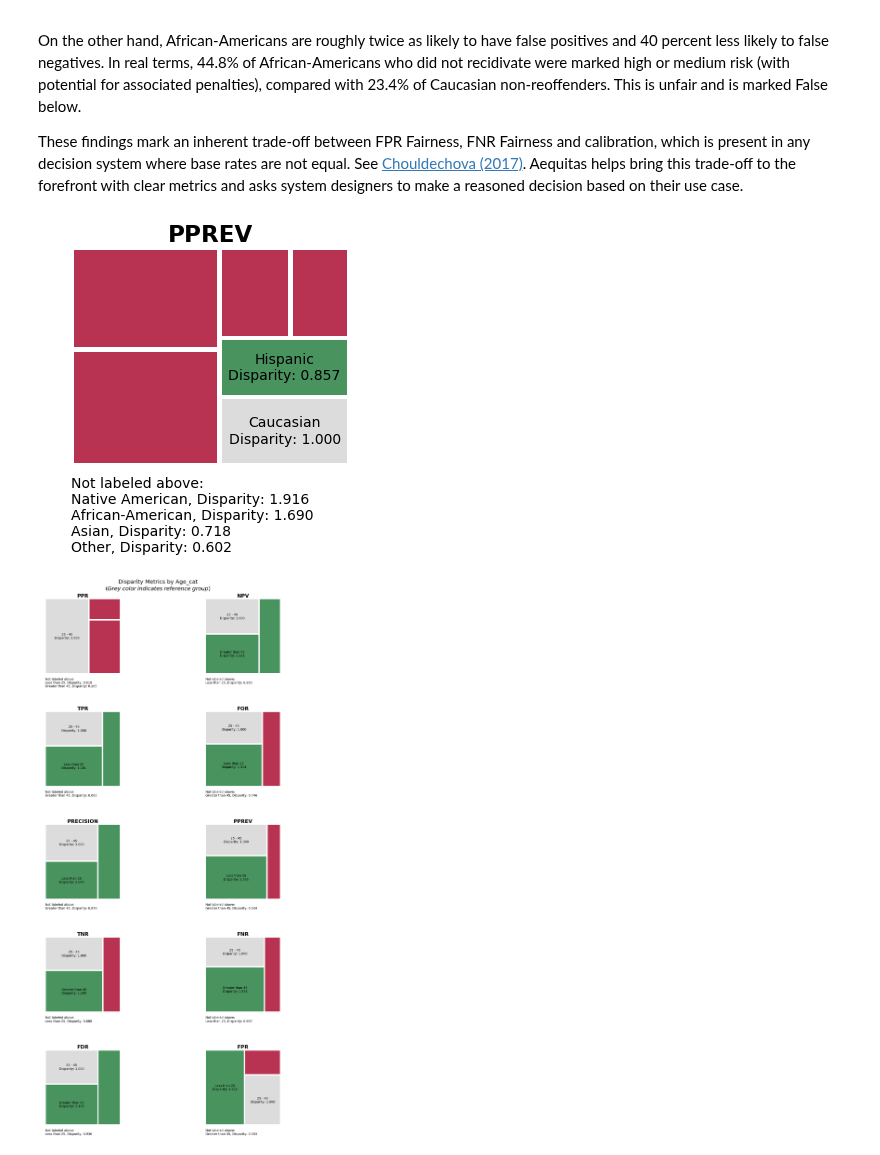
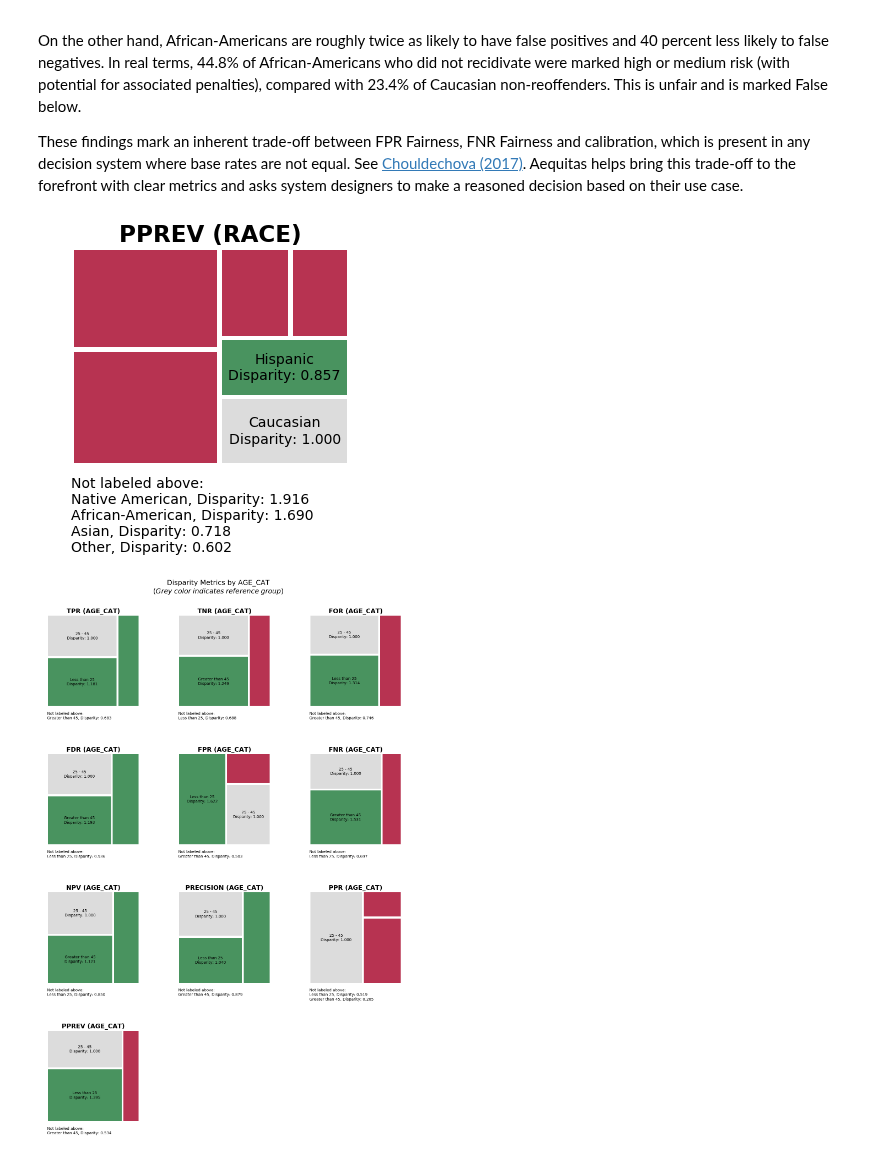
Before and after one commit to dssg/aequitas, a Jupyter notebook: docs/source/examples/compas_demo.ipynb, the cells around one changed output. Cells and saved outputs as stored; diff of their text form; code cells hidden in the pictures.

```diff
--- a/docs/source/examples/compas_demo.ipynb
+++ b/docs/source/examples/compas_demo.ipynb
@@ -888,10 +1005,12 @@ On the other hand, African-Americans are roughly twice as likely to have false p
 
 These findings mark an inherent trade-off between FPR Fairness, FNR Fairness and calibration, which is present in any decision system where base rates are not equal. See [Chouldechova (2017)](https://www.andrew.cmu.edu/user/achoulde/files/disparate_impact.pdf). Aequitas helps bring this trade-off to the forefront with clear metrics and asks system designers to make a reasoned decision based on their use case.
 # %%
-metric_treemap(fdf, 'pprev', 'race', higlight_fairness = True)
+# capped treemap
+metric_treemap_capped(fdf, 'pprev', 'race', higlight_fairness = True)
 # %% [output]
-[figure, old version]
+[figure, new version]
 # %%
-a_tm = plot_multiple_treemaps(fdf, metric_treemap, attribute='age_cat', metrics='all', higlight_fairness = True)
+# specify one attribute, multiple metrics
+a_tm = plot_multiple_treemaps(fdf, metric_treemap_capped, attributes=['age_cat'], metrics='all', higlight_fairness = True)
 # %% [output]
-[figure, old version]
+[figure, new version]
```
Also changed, not shown: parts of 30 cells of this notebook, 3 other files.
